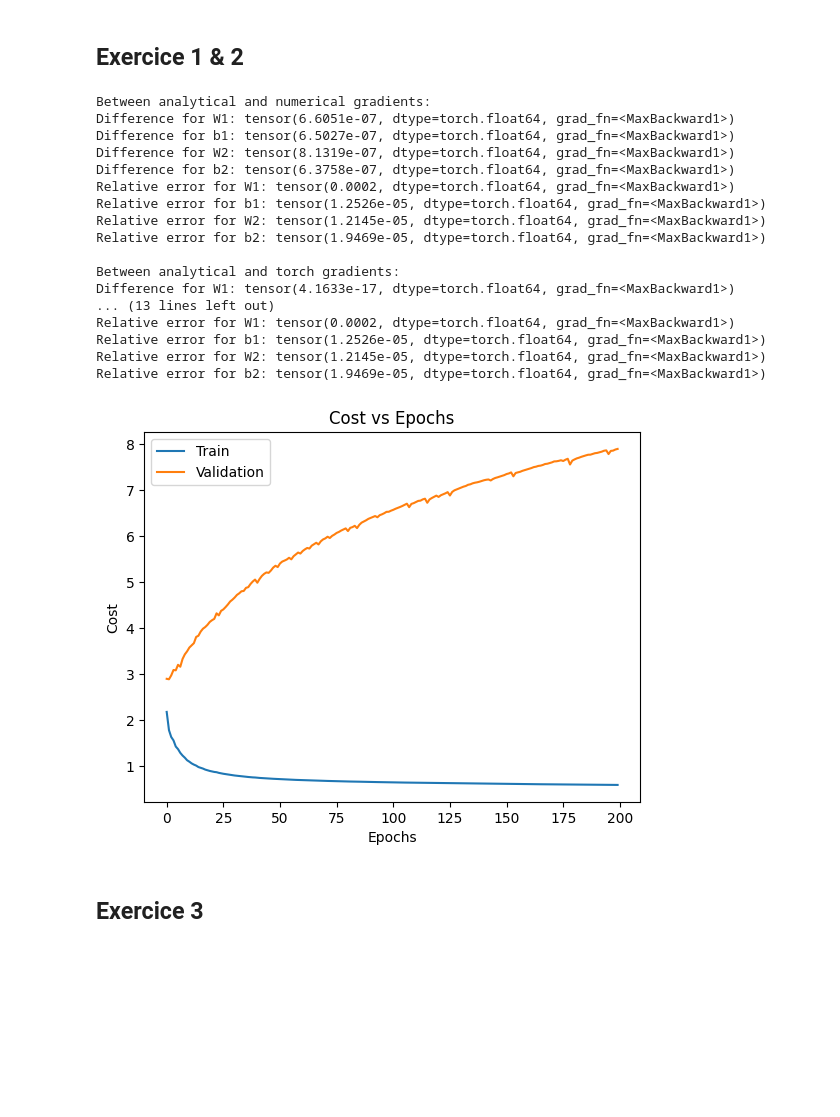
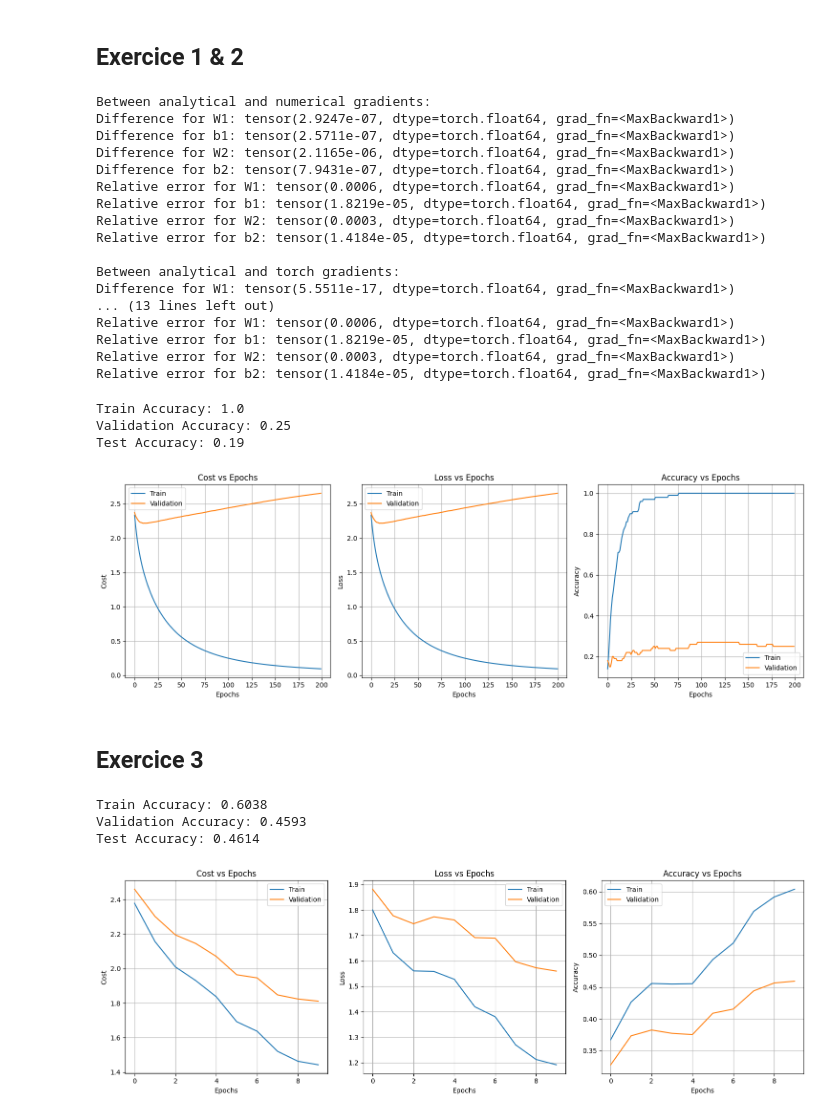
Before and after one commit to ttperr/DD2424-DL-KTH, a Jupyter notebook: Assignment2/Assignment2.ipynb, the cells around one changed output. Drawn from its saved outputs; the diff is of its cells as text; code cells hidden in the pictures; blank space fills up the shorter version.

```diff
--- a/Assignment2/Assignment2.ipynb
+++ b/Assignment2/Assignment2.ipynb
@@ -223,38 +346,29 @@ X_test, Y_test, y_test = load_data('test_batch')
 
 n = 20
 dim = 50
-m = 5
 
-X_train_ = X_train[:dim, :n]
-Y_train_ = Y_train[:, :n]
-y_train_ = y_train[:n]
-X_val_ = X_val[:dim, :n]
-Y_val_ = Y_val[:, :n]
-y_val_ = y_val[:n]
-X_test_ = X_test[:dim, :n]
-Y_test_ = Y_test[:, :n]
-y_test_ = y_test[:n]
-
-classifier = Classifier(X_train_, X_val_, X_test_, Y_train_,
-                  Y_val_, Y_test_, y_train_, y_val_, y_test_, eta=0.001, lambd=0.0)
+classifier = Classifier(X_train, X_val, X_test, Y_train,
+                        Y_val, Y_test, y_train, y_val, y_test, eta=0.001, lambd=0.0)
+classifier.keep_n_data(n)
+classifier.keep_n_dim(dim)
 classifier.preprocess()
-classifier.initialize_weights(m)
+classifier.initialize_weights(n)
 classifier.check_grad()
 # %% [output]
 Between analytical and numerical gradients:
-Difference for W1: tensor(6.6051e-07, dtype=torch.float64, grad_fn=<MaxBackward1>)
-Difference for b1: tensor(6.5027e-07, dtype=torch.float64, grad_fn=<MaxBackward1>)
-Difference for W2: tensor(8.1319e-07, dtype=torch.float64, grad_fn=<MaxBackward1>)
-Difference for b2: tensor(6.3758e-07, dtype=torch.float64, grad_fn=<MaxBackward1>)
-Relative error for W1: tensor(0.0002, dtype=torch.float64, grad_fn=<MaxBackward1>)
-Relative error for b1: tensor(1.2526e-05, dtype=torch.float64, grad_fn=<MaxBackward1>)
-Relative error for W2: tensor(1.2145e-05, dtype=torch.float64, grad_fn=<MaxBackward1>)
-Relative error for b2: tensor(1.9469e-05, dtype=torch.float64, grad_fn=<MaxBackward1>)
+Difference for W1: tensor(2.9247e-07, dtype=torch.float64, grad_fn=<MaxBackward1>)
+Difference for b1: tensor(2.5711e-07, dtype=torch.float64, grad_fn=<MaxBackward1>)
+Difference for W2: tensor(2.1165e-06, dtype=torch.float64, grad_fn=<MaxBackward1>)
+Difference for b2: tensor(7.9431e-07, dtype=torch.float64, grad_fn=<MaxBackward1>)
+Relative error for W1: tensor(0.0006, dtype=torch.float64, grad_fn=<MaxBackward1>)
+Relative error for b1: tensor(1.8219e-05, dtype=torch.float64, grad_fn=<MaxBackward1>)
+Relative error for W2: tensor(0.0003, dtype=torch.float64, grad_fn=<MaxBackward1>)
+Relative error for b2: tensor(1.4184e-05, dtype=torch.float64, grad_fn=<MaxBackward1>)
 
 Between analytical and torch gradients:
-Difference for W1: tensor(4.1633e-17, dtype=torch.float64, grad_fn=<MaxBackward1>)
+Difference for W1: tensor(5.5511e-17, dtype=torch.float64, grad_fn=<MaxBackward1>)
 ... (13 lines left out)
-Relative error for W1: tensor(0.0002, dtype=torch.float64, grad_fn=<MaxBackward1>)
-Relative error for b1: tensor(1.2526e-05, dtype=torch.float64, grad_fn=<MaxBackward1>)
-Relative error for W2: tensor(1.2145e-05, dtype=torch.float64, grad_fn=<MaxBackward1>)
-Relative error for b2: tensor(1.9469e-05, dtype=torch.float64, grad_fn=<MaxBackward1>)
+Relative error for W1: tensor(0.0006, dtype=torch.float64, grad_fn=<MaxBackward1>)
+Relative error for b1: tensor(1.8219e-05, dtype=torch.float64, grad_fn=<MaxBackward1>)
+Relative error for W2: tensor(0.0003, dtype=torch.float64, grad_fn=<MaxBackward1>)
+Relative error for b2: tensor(1.4184e-05, dtype=torch.float64, grad_fn=<MaxBackward1>)
@@ -280,12 +375,19 @@ classifier.mini_batch_gd(20, 200)
-# %%
-plt.plot(classifier.costs_train, label='Train')
-plt.plot(classifier.costs_val, label='Validation')
-plt.xlabel('Epochs')
-plt.ylabel('Cost')
-plt.title('Cost vs Epochs')
-plt.legend()
-plt.show()
-# %% [output]
-[figure, removed]
+# %%
+n = 100
+hidden_size = 50
+
+classifier = Classifier(X_train, X_val, X_test, Y_train,
+                        Y_val, Y_test, y_train, y_val, y_test, eta=0.005, lambd=0.0)
+classifier.keep_n_data(n)
+classifier.preprocess()
+classifier.initialize_weights(hidden_size)
+classifier.mini_batch_gd(batch_size=50, n_epochs=200)
+# %%
+classifier.plot_costs_acc()
+# %% [output]
+Train Accuracy: 1.0
+Validation Accuracy: 0.25
+Test Accuracy: 0.19
+[figure, added]
 # %% [markdown]
 ## Exercice 3
@@ -291,0 +400,7 @@ plt.show()
+# %%
+classifier.plot_costs_acc()
+# %% [output]
+Train Accuracy: 0.6038
+Validation Accuracy: 0.4593
+Test Accuracy: 0.4614
+[figure, added]
```
Also changed, not shown: parts of 6 cells of this notebook.
